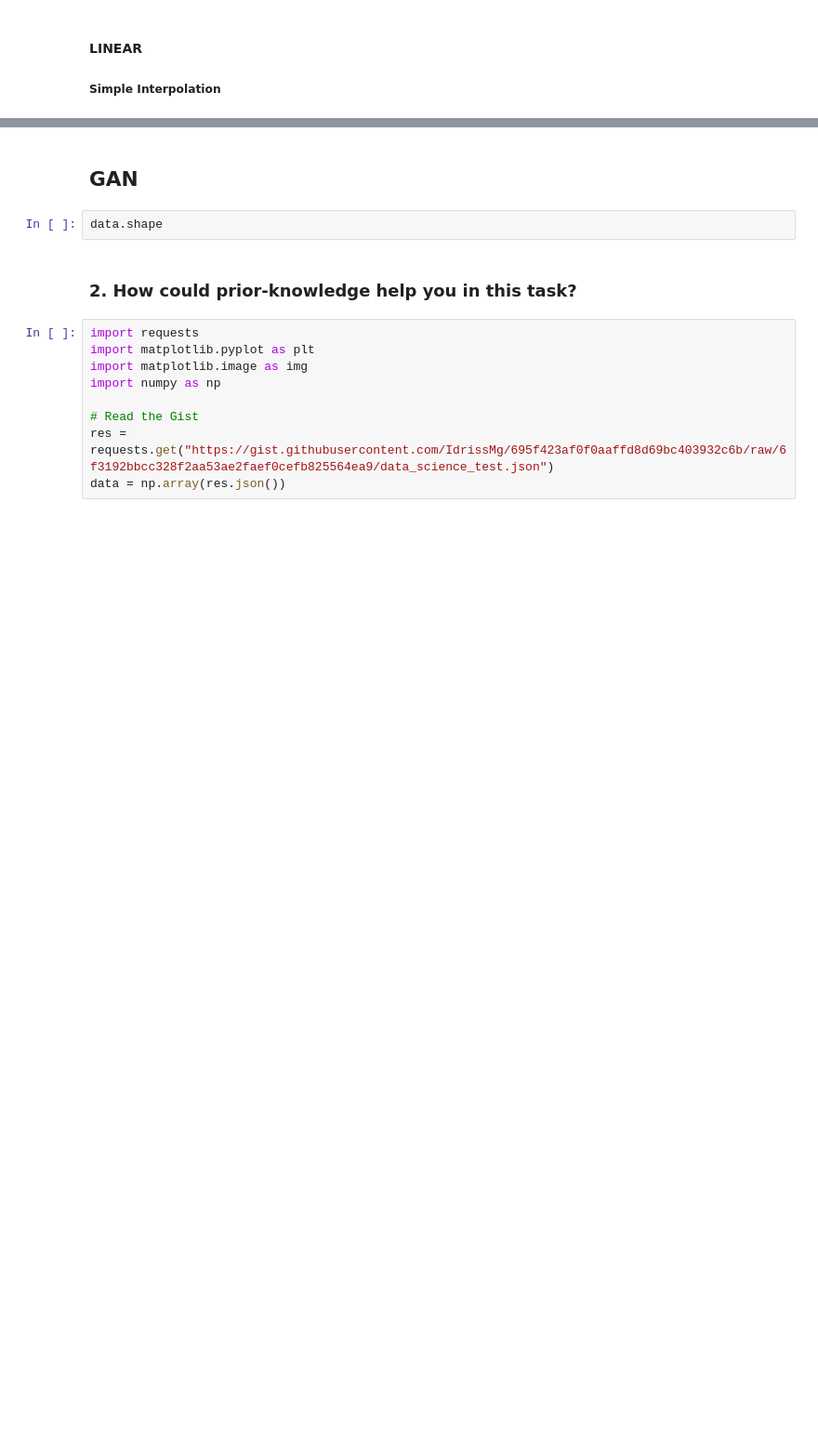
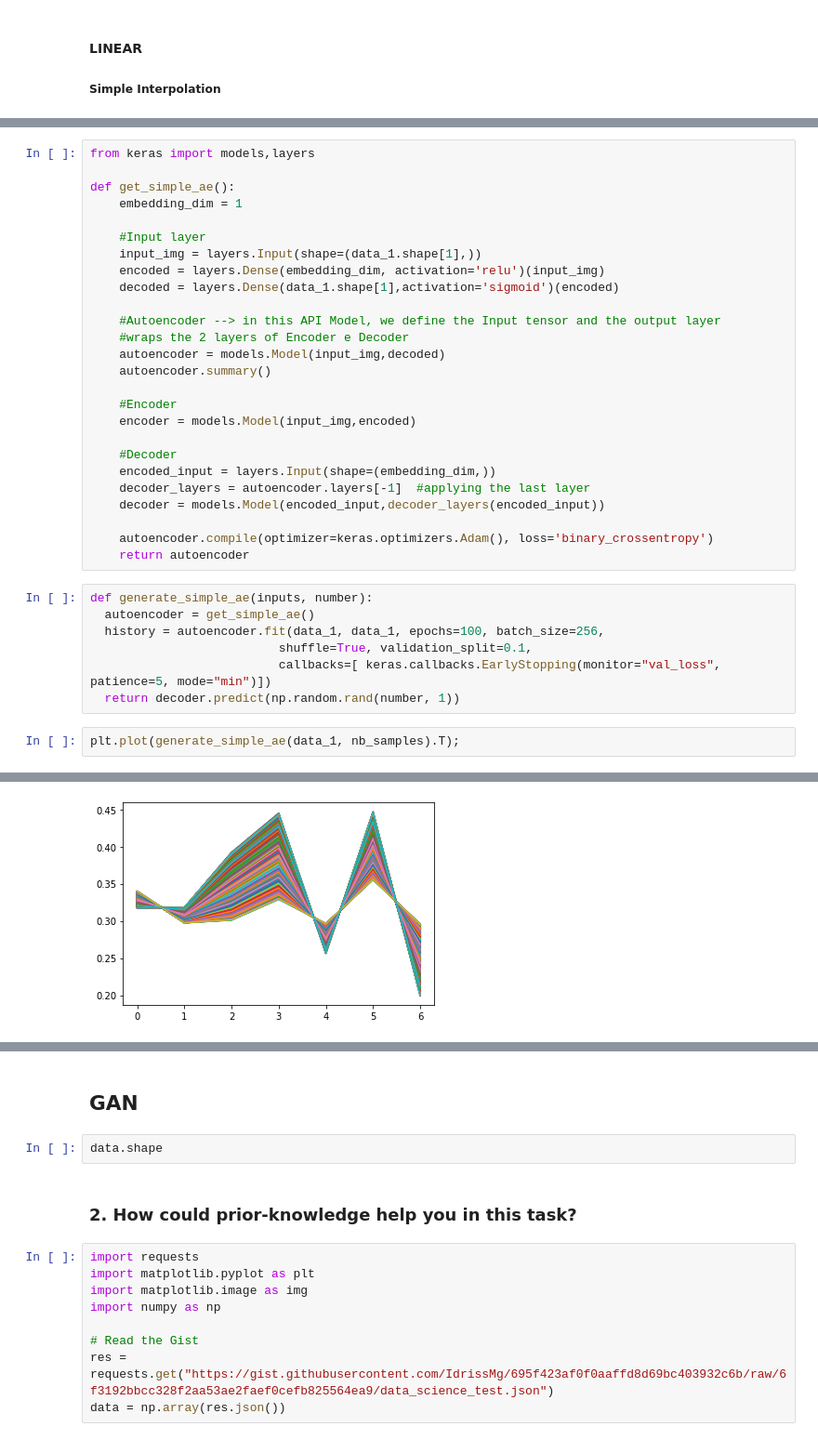
Before and after one commit to RomainCendre/DSTest, a Jupyter notebook: deepsense_generative_takehome_test.ipynb, the cells around one changed output, grey strips where cells are left out. Shown at 93% size. Drawn from its saved outputs; the diff is of its cells as text; blank space fills up the shorter version.

```diff
--- a/deepsense_generative_takehome_test.ipynb
+++ b/deepsense_generative_takehome_test.ipynb
@@ -53,0 +72,36 @@ def generate_simple_interp(inputs, number):
+# %%
+from keras import models,layers
+
+def get_simple_ae():
+    embedding_dim = 1
+
+    #Input layer
+    input_img = layers.Input(shape=(data_1.shape[1],))
+    encoded = layers.Dense(embedding_dim, activation='relu')(input_img)
+    decoded = layers.Dense(data_1.shape[1],activation='sigmoid')(encoded)
+
+    #Autoencoder --> in this API Model, we define the Input tensor and the output layer
+    #wraps the 2 layers of Encoder e Decoder
+    autoencoder = models.Model(input_img,decoded)
+    autoencoder.summary()
+
+    #Encoder
+    encoder = models.Model(input_img,encoded)
+
+    #Decoder
+    encoded_input = layers.Input(shape=(embedding_dim,))
+    decoder_layers = autoencoder.layers[-1]  #applying the last layer
+    decoder = models.Model(encoded_input,decoder_layers(encoded_input))
+
+    autoencoder.compile(optimizer=keras.optimizers.Adam(), loss='binary_crossentropy')
+    return autoencoder
+# %%
+def generate_simple_ae(inputs, number):
+  autoencoder = get_simple_ae()
+  history = autoencoder.fit(data_1, data_1, epochs=100, batch_size=256,
+                          shuffle=True, validation_split=0.1,
+                          callbacks=[ keras.callbacks.EarlyStopping(monitor="val_loss", patience=5, mode="min")])
+  return decoder.predict(np.random.rand(number, 1))
+# %%
+plt.plot(generate_simple_ae(data_1, nb_samples).T);
+# %% [output]
@@ -53,0 +125 @@ def generate_simple_interp(inputs, number):
+[figure, added]
```
Also changed, not shown: parts of 11 cells of this notebook.
